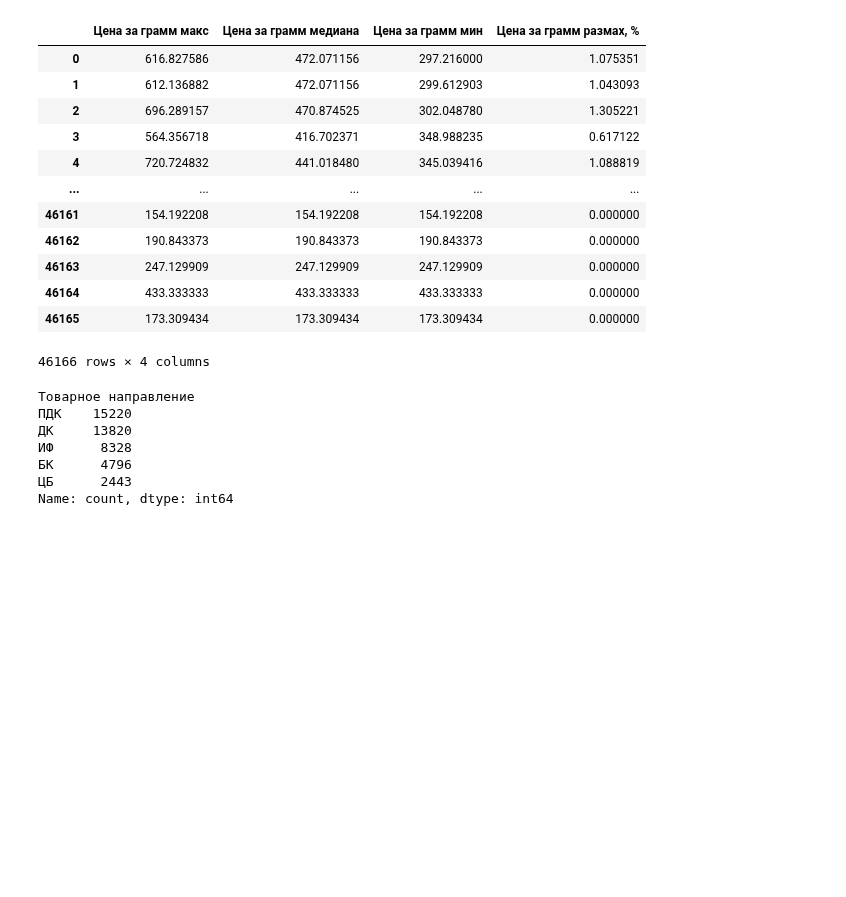
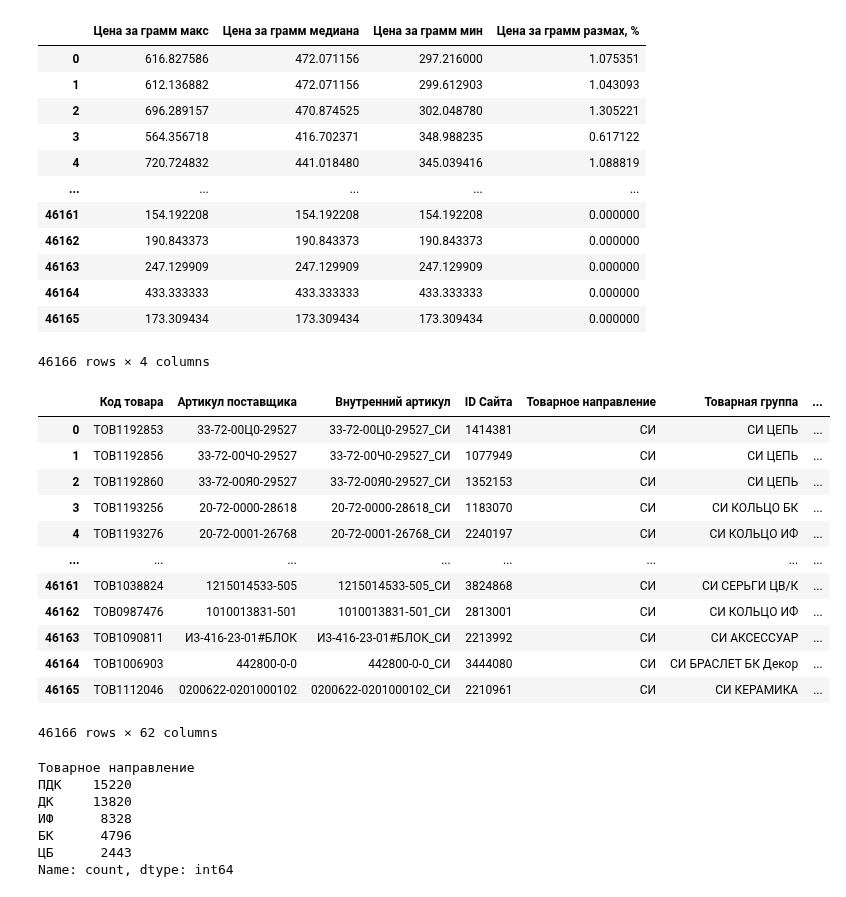
Before and after one commit to sergey-trenkin/notebooks, a Jupyter notebook: pricecheck/pricecheck si.ipynb, the cells around one changed output. Cells and saved outputs as stored; diff of their text form; code cells hidden in the pictures; blank space fills up the shorter version.

```diff
--- a/pricecheck/pricecheck si.ipynb
+++ b/pricecheck/pricecheck si.ipynb
@@ -57,5 +57,3 @@ sale['Дата'] = pd.to_datetime(sale['Дата'], dayfirst=True, format='mixed
 # %%
 sale = sale[(sale['Дата'] >= pd.to_datetime('2024-03-14', dayfirst=True, format='mixed')) &
             (sale['Дата'] <= pd.to_datetime('2024-06-19', dayfirst=True, format='mixed'))]
-# %%
-sale = sale.groupby(by = 'Тов', as_index=False)[['Количество', 'Общая сумма']].sum()
@@ -72,3 +83,6 @@ skladi = kniga['Код склада'].unique().tolist()
+# %%
+выаывав
+sale = sale.groupby(by = 'ID Сайта', as_index=False)[['Количество', 'Общая сумма']].sum()
 # %%
 stock.columns
 # %% [output]
@@ -638,6 +672,22 @@ result[['Цена за грамм макс', 'Цена за грамм меди
 | 46164 | 433.333333 | 433.333333 | 433.333333 | 0.000000 |
 | 46165 | 173.309434 | 173.309434 | 173.309434 | 0.000000 |
 46166 rows × 4 columns
+# %%
+result
+# %% [output]
+|  | Код товара | Артикул поставщика | Внутренний артикул | ID Сайта | Товарное направление | Товарная группа | ... |
+| 0 | ТОВ1192853 | 33-72-00Ц0-29527 | 33-72-00Ц0-29527_СИ | 1414381 | СИ | СИ ЦЕПЬ | ... |
+| 1 | ТОВ1192856 | 33-72-00Ч0-29527 | 33-72-00Ч0-29527_СИ | 1077949 | СИ | СИ ЦЕПЬ | ... |
+| 2 | ТОВ1192860 | 33-72-00Я0-29527 | 33-72-00Я0-29527_СИ | 1352153 | СИ | СИ ЦЕПЬ | ... |
+| 3 | ТОВ1193256 | 20-72-0000-28618 | 20-72-0000-28618_СИ | 1183070 | СИ | СИ КОЛЬЦО БК | ... |
+| 4 | ТОВ1193276 | 20-72-0001-26768 | 20-72-0001-26768_СИ | 2240197 | СИ | СИ КОЛЬЦО ИФ | ... |
+| ... | ... | ... | ... | ... | ... | ... | ... |
+| 46161 | ТОВ1038824 | 1215014533-505 | 1215014533-505_СИ | 3824868 | СИ | СИ СЕРЬГИ ЦВ/К | ... |
+| 46162 | ТОВ0987476 | 1010013831-501 | 1010013831-501_СИ | 2813001 | СИ | СИ КОЛЬЦО ИФ | ... |
+| 46163 | ТОВ1090811 | И3-416-23-01#БЛОК | И3-416-23-01#БЛОК_СИ | 2213992 | СИ | СИ АКСЕССУАР | ... |
+| 46164 | ТОВ1006903 | 442800-0-0 | 442800-0-0_СИ | 3444080 | СИ | СИ БРАСЛЕТ БК Декор | ... |
+| 46165 | ТОВ1112046 | 0200622-0201000102 | 0200622-0201000102_СИ | 2210961 | СИ | СИ КЕРАМИКА | ... |
+46166 rows × 62 columns
 # %%
 
 result.to_excel(r'C:\Users\Trenkin.Sergey\Desktop\notebooks\result.xlsx', index=False)
```
Also changed, not shown: parts of 7 cells of this notebook, 9 other files.
